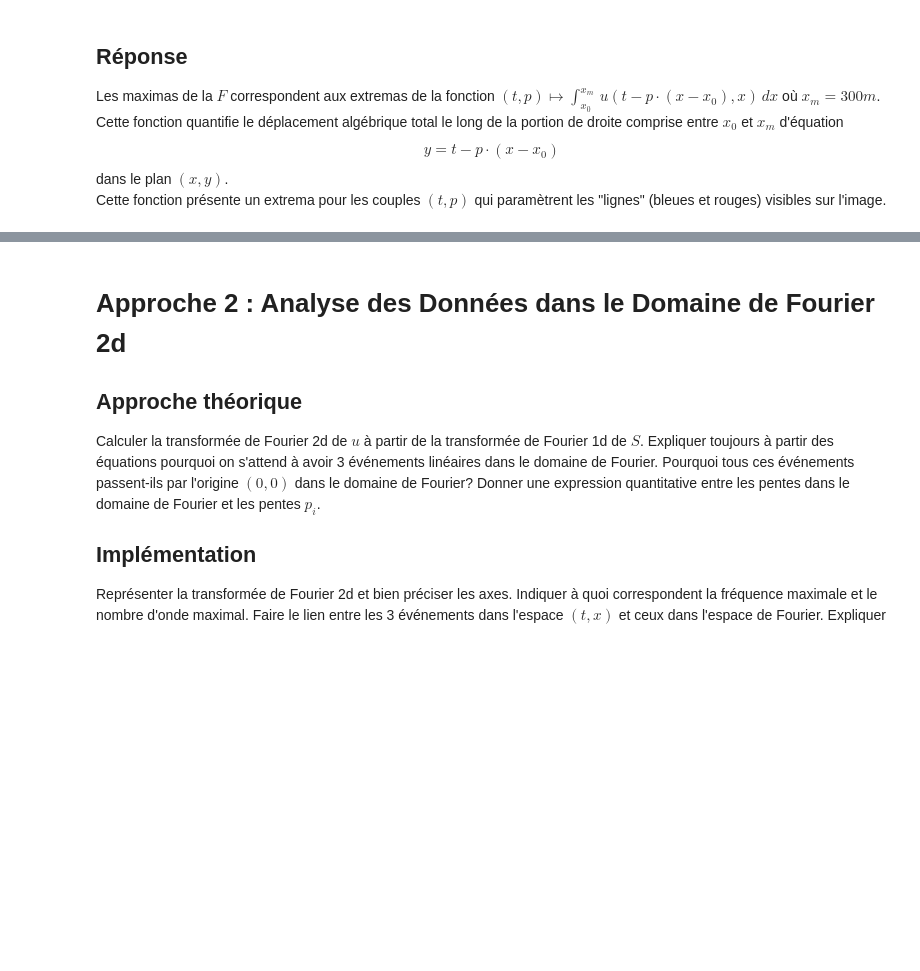
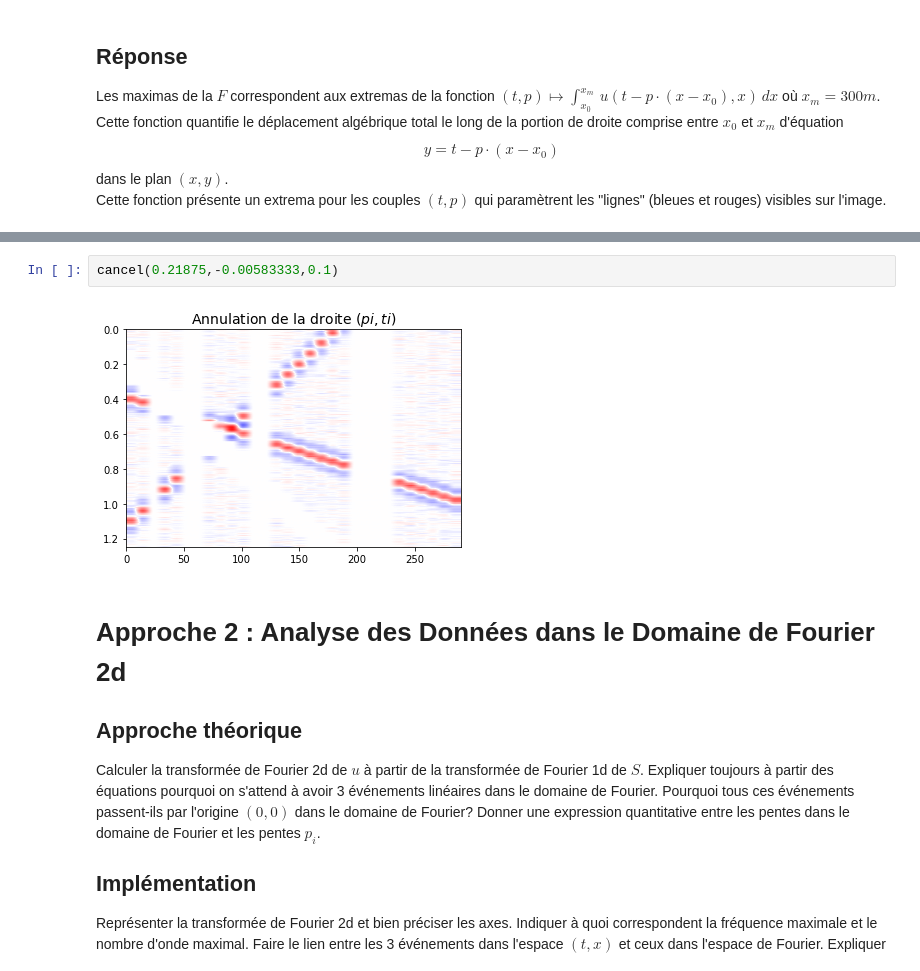
Before and after one commit to 21pili/tds, a Jupyter notebook: mini_projet_groupe1.ipynb, the cells around one changed output, grey strips where cells are left out. Cells and saved outputs as stored; diff of their text form; blank space fills up the shorter version.

```diff
--- a/mini_projet_groupe1.ipynb
+++ b/mini_projet_groupe1.ipynb
@@ -307,3 +420,7 @@ def F(t,p):
+# %%
+cancel(0.21875,-0.00583333,0.1)
+# %% [output]
+[figure, added]
 # %% [markdown]
 # Approche 2 : Analyse des Données dans le Domaine de Fourier 2d
 
```
Also changed, not shown: parts of 12 cells of this notebook.
